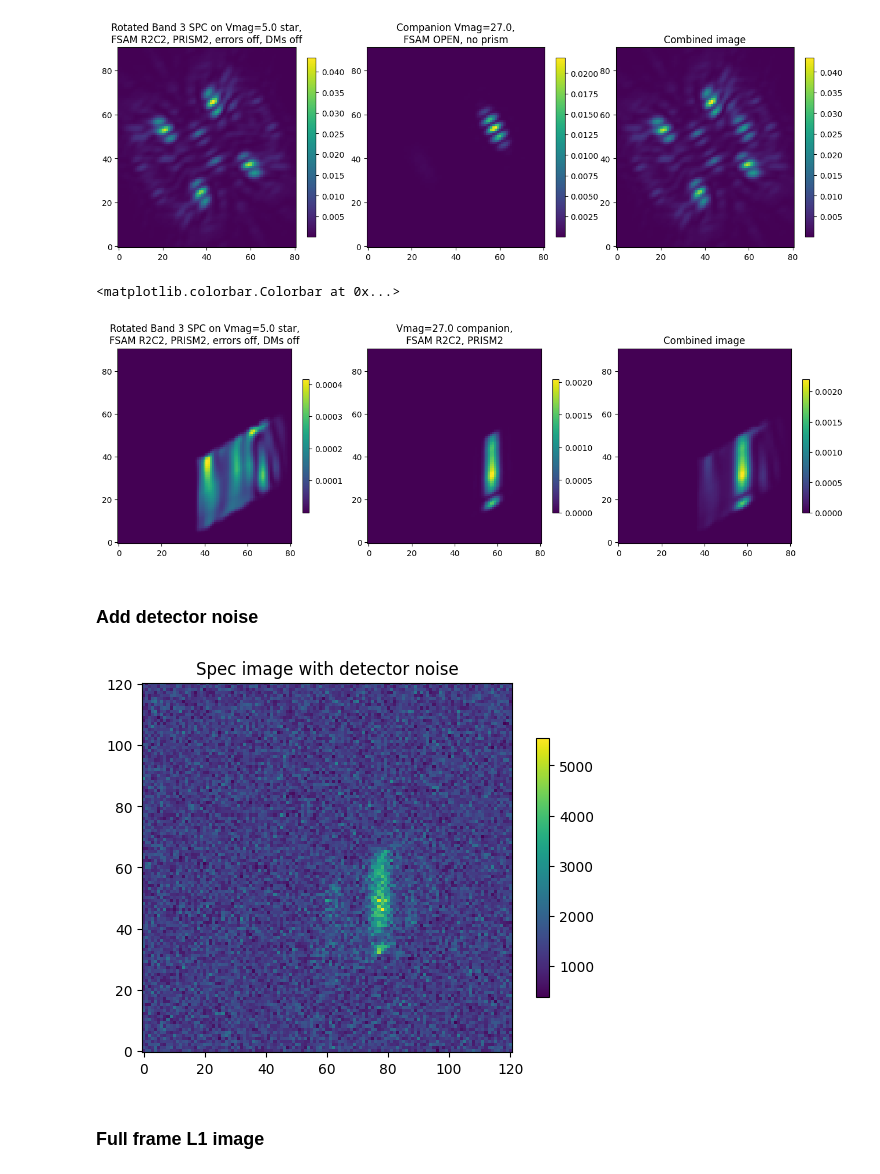
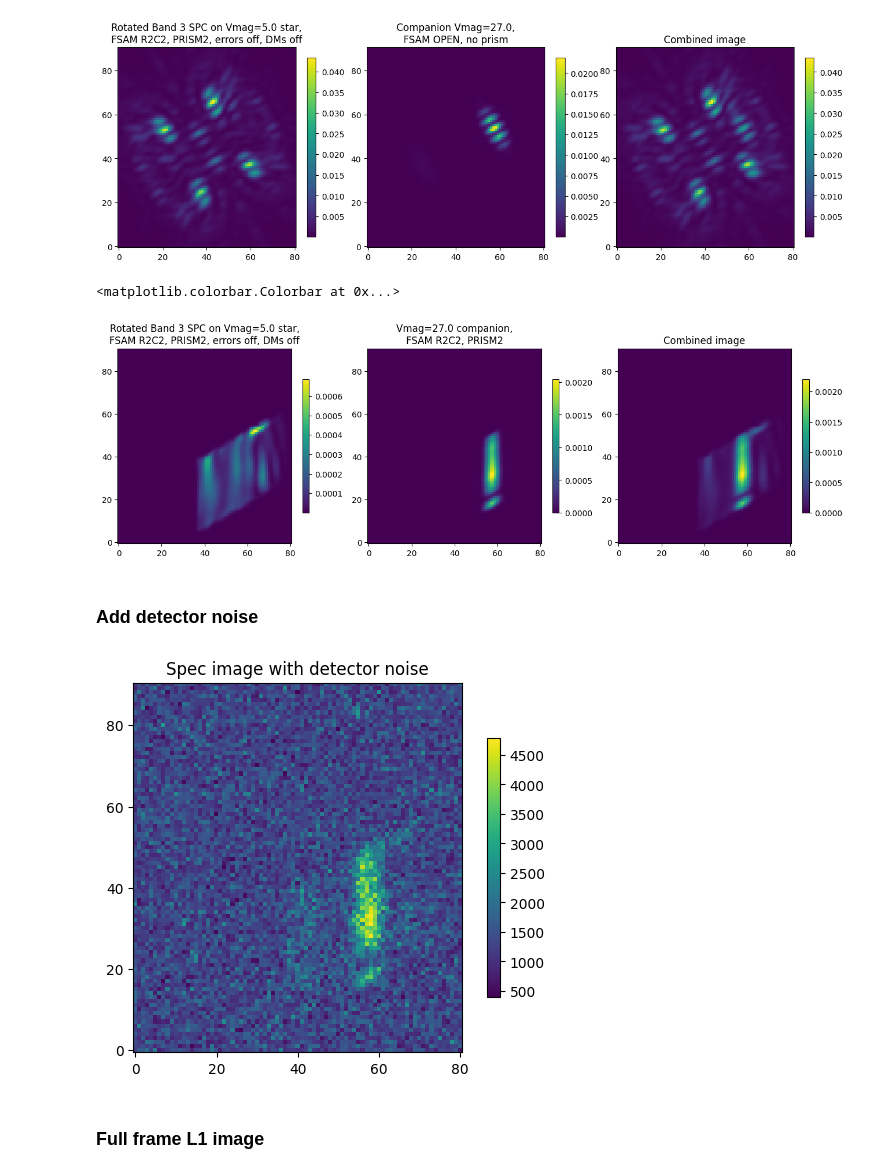
Before and after one commit to roman-corgi/corgisim, a Jupyter notebook: examples/spec_slit_prism_demo.ipynb, the cells around one changed output. Cells and saved outputs as stored; diff of their text form; code cells hidden in the pictures.

Commit message:
Update logic in instrument.py and spec.py to handle SPECROT left-right flip internally; external left-right image flips removed from notebook for consistency.

```diff
--- a/examples/spec_slit_prism_demo.ipynb
+++ b/examples/spec_slit_prism_demo.ipynb
@@ -509,16 +511,16 @@ co = plt.colorbar(shrink=0.7)
 # Define the planet position relative to the host star, in milliarcseconds (mas)
 # For reference: 1 λ/D at 550 nm with a 2.3 m telescope is ~49.3 mas
 mas_per_lamD = 63.72 # Band 3
-dra = 6 * mas_per_lamD         # X position in mas
-ddec = 3 * mas_per_lamD         # Y position in mas
+dx = 6 * mas_per_lamD         # X position in mas
+dy = 3 * mas_per_lamD         # Y position in mas
 
 # Construct a list of dictionaries for all companion point sources
 point_source_info = [
     {
         'Vmag': Vmag_planet_scene,
         'magtype': 'vegamag',
-        'position_x': -dra, # TEMPORARY: Remove the negative sign after the CGISim rotated SPC bowtie is corrected
-        'position_y': ddec,
+        'position_x': dx,
+        'position_y': dy,
         'Custom_Spectrum': sp_planet,      # Planet spectrum model
         'Rescale_Custom_Spectrum': True    # Rescale the planet spectrum to match Vmag
     }
@@ -587,12 +589,12 @@ optics_keywords_noslit_noprism ={'cor_type':cor_type, 'use_errors':0, 'polaxis':
 optics_keywords_slit_noprism ={'cor_type':cor_type, 'use_errors':0, 'polaxis':polaxis, 'output_dim':output_dim,
                   'use_dm1':0, 'dm1_v':dm1, 'use_dm2':0, 'dm2_v':dm2,'use_fpm':1, 'use_lyot_stop':1,
                   'slit':slit_name, 'prism':'None',
-                  'slit_ra_offset_mas':-base_scene.point_source_dra[0], 'slit_dec_offset_mas':base_scene.point_source_ddec[0]}
+                  'slit_x_offset_mas':base_scene.point_source_dra[0], 'slit_y_offset_mas':base_scene.point_source_ddec[0]}
 
 optics_keywords_slit_prism ={'cor_type':cor_type, 'use_errors':0, 'polaxis':polaxis, 'output_dim':output_dim,
                   'use_dm1':0, 'dm1_v':dm1, 'use_dm2':0, 'dm2_v':dm2,'use_fpm':1, 'use_lyot_stop':1,
                   'slit':slit_name, 'prism':prism_name, 'wav_step_um':2E-3,
-                  'slit_ra_offset_mas':-base_scene.point_source_dra[0], 'slit_dec_offset_mas':base_scene.point_source_ddec[0]}
+                  'slit_x_offset_mas':base_scene.point_source_dra[0], 'slit_y_offset_mas':base_scene.point_source_ddec[0]}
 
 optics_noslit_noprism = instrument.CorgiOptics(cgi_mode, bandpass='3F', optics_keywords=optics_keywords_noslit_noprism, if_quiet=True,
                                 oversample = overfac, return_oversample = False, roll_angle=0.0)
@@ -635,8 +635 @@ optics_noslit_noprism.inject_point_sources(base_scene, sim_scene_noslit_noprism)
-# %%
-sim_scene_noslit_noprism.host_star_image.data = np.fliplr(sim_scene_noslit_noprism.host_star_image.data)
-sim_scene_slit_noprism.host_star_image.data = np.fliplr(sim_scene_slit_noprism.host_star_image.data)
-sim_scene_slit_prism.host_star_image.data = np.fliplr(sim_scene_slit_prism.host_star_image.data)
-
-sim_scene_slit_prism.point_source_image.data = np.fliplr(sim_scene_slit_prism.point_source_image.data)
-sim_scene_noslit_noprism.point_source_image.data = np.fliplr(sim_scene_noslit_noprism.point_source_image.data)
 # %%
@@ -726,7 +712,7 @@ plt.title('Combined image')
 plt.colorbar(shrink=0.5)
 # %% [output]
 <matplotlib.colorbar.Colorbar at 0x...>
-[figure, old version]
+[figure, new version]
 # %% [markdown]
 ### Add detector noise
 # %%
@@ -739,11 +725,13 @@ exptime = (8 * u.hour).to_value(u.s)
 sim_scene_slit_prism = detector.generate_detector_image(sim_scene_slit_prism,exptime)
 detector_image = sim_scene_slit_prism.image_on_detector.data
 # %%
-plt.imshow(detector_image, origin='lower')
+xcrop = 20
+ycrop = 15
+plt.imshow(detector_image[ycrop:-ycrop,xcrop:-xcrop], origin='lower')
 plt.title('Spec image with detector noise')
 co = plt.colorbar(shrink=0.7)
 # %% [output]
-[figure, old version]
+[figure, new version]
 # %% [markdown]
 ### Full frame L1 image
 # %%
```
Also changed, not shown: parts of 16 cells of this notebook, 2 other files.
